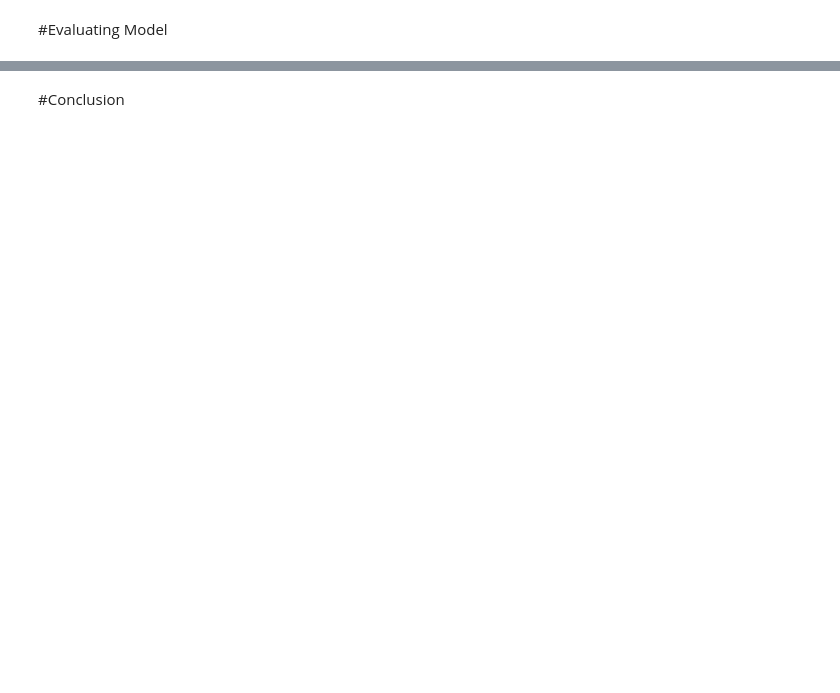
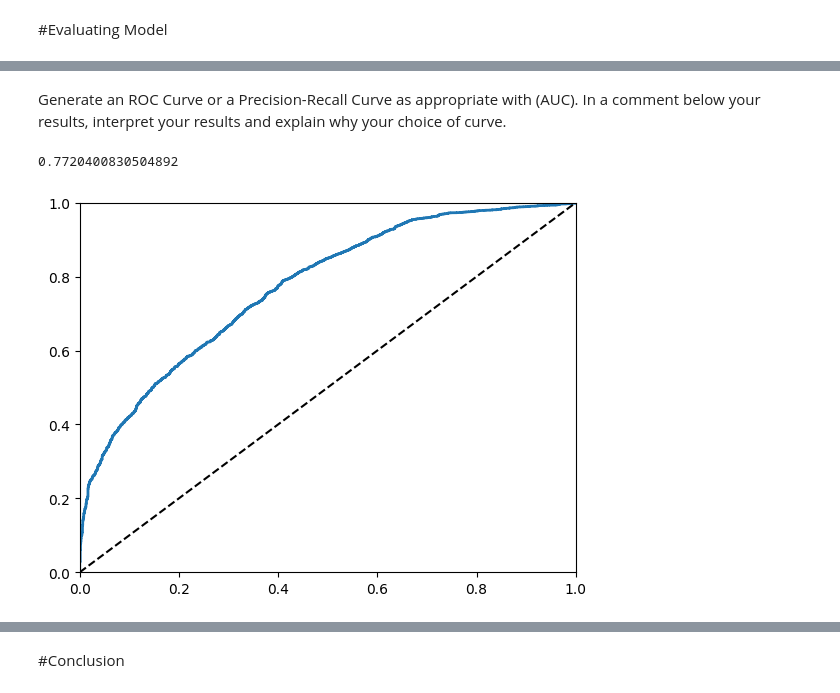
Before and after one commit to valenderval/MLA_JFV, a Jupyter notebook: MLA2_JFV.ipynb, the cells around one changed output, grey strips where cells are left out. Cells and saved outputs as stored; diff of their text form; code cells hidden in the pictures; blank space fills up the shorter version.

```diff
--- a/MLA2_JFV.ipynb
+++ b/MLA2_JFV.ipynb
@@ -201,0 +265,3 @@ ValueError: Specifying the columns using strings is only supported for dataframe
+# %%
+num_attribs = ['usage_kwh','lag_react_pwr_kvarh','lead_react_pwr_kvarh','CO2(tCO2)','lag_current_pwr','lead_current_pwr','nsm']
+cat_attribs = ['load_type']
@@ -205,0 +319,10 @@ ValueError: Specifying the columns using strings is only supported for dataframe
+# %% [markdown]
+Generate an ROC Curve or a Precision-Recall Curve as appropriate with (AUC). In a comment below your results, interpret your results and explain why your choice of curve.
+# %%
+y_pred_proba = pipeline.predict_proba(X_test)[::,1]
+fpr, tpr, _ = roc_curve(y_test,y_pred_proba)
+plot_roc_curve(fpr, tpr)
+print(roc_auc_score(y_test, y_pred_proba))
+# %% [output]
+0.7720400830504892
+[figure, added]
```
Also changed, not shown: parts of 46 cells of this notebook.
